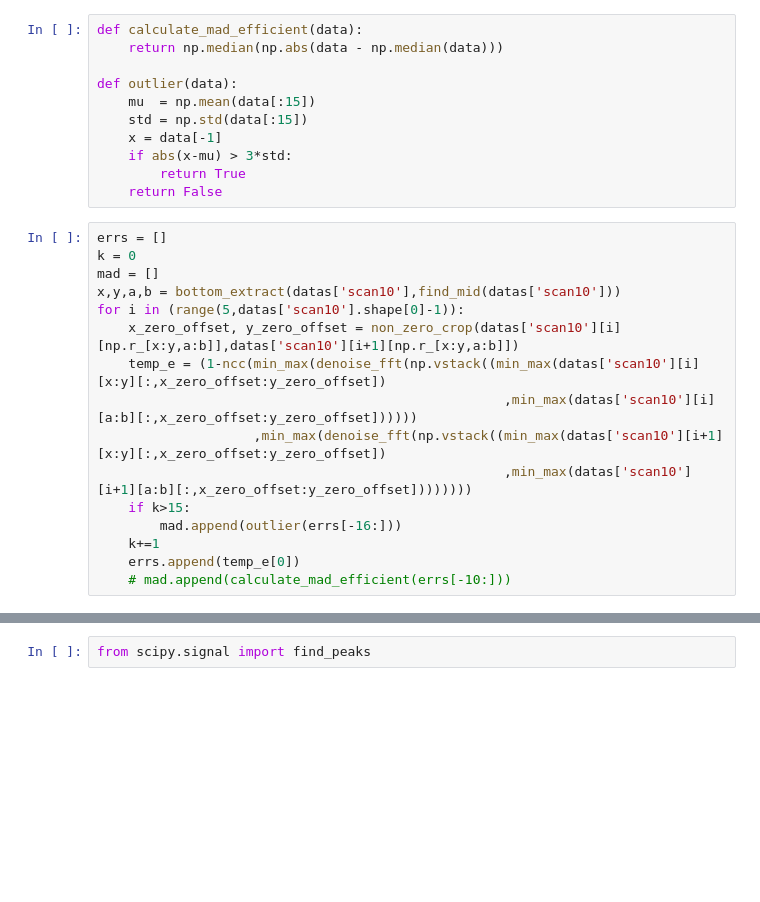
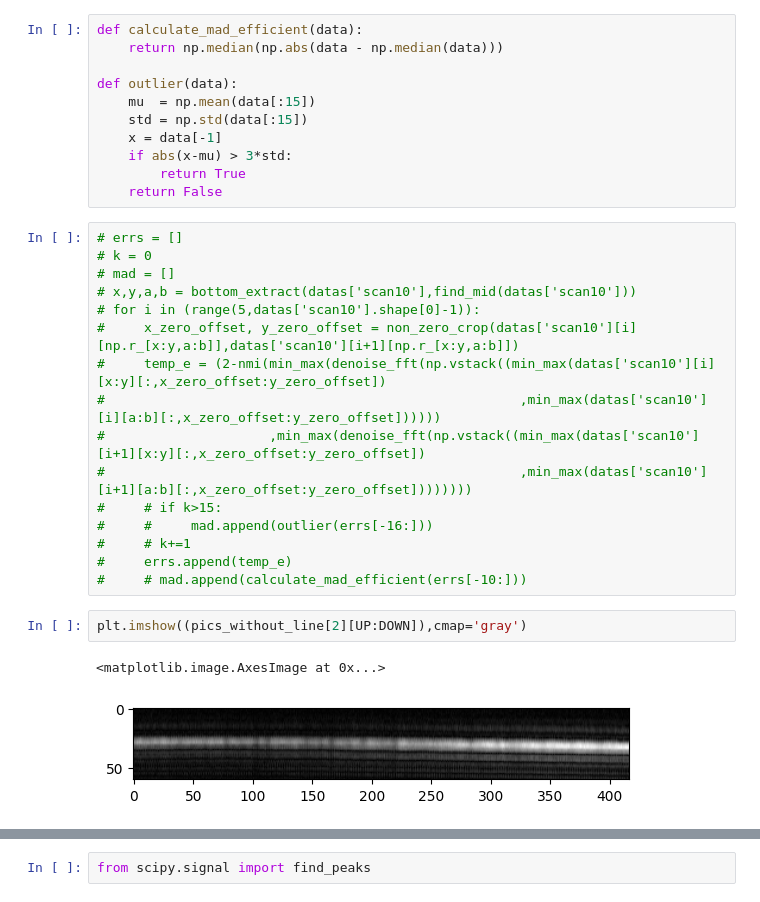
Before and after one commit to AKA2320/OCT_RA, a Jupyter notebook: volume_data/Hadiya_12_10_2024_1.5Dbifocal_timelapse/visualizations.ipynb, the cells around one changed output, grey strips where cells are left out. Drawn from its saved outputs; the diff is of its cells as text; blank space fills up the shorter version.

```diff
--- a/volume_data/Hadiya_12_10_2024_1.5Dbifocal_timelapse/visualizations.ipynb
+++ b/volume_data/Hadiya_12_10_2024_1.5Dbifocal_timelapse/visualizations.ipynb
@@ -200,18 +266,23 @@ def outlier(data):
         return True
     return False
 # %%
-errs = []
-k = 0
-mad = []
-x,y,a,b = bottom_extract(datas['scan10'],find_mid(datas['scan10']))
-for i in (range(5,datas['scan10'].shape[0]-1)):
-    x_zero_offset, y_zero_offset = non_zero_crop(datas['scan10'][i][np.r_[x:y,a:b]],datas['scan10'][i+1][np.r_[x:y,a:b]])
-    temp_e = (1-ncc(min_max(denoise_fft(np.vstack((min_max(datas['scan10'][i][x:y][:,x_zero_offset:y_zero_offset])
-                                                    ,min_max(datas['scan10'][i][a:b][:,x_zero_offset:y_zero_offset])))))
-                    ,min_max(denoise_fft(np.vstack((min_max(datas['scan10'][i+1][x:y][:,x_zero_offset:y_zero_offset])
-                                                    ,min_max(datas['scan10'][i+1][a:b][:,x_zero_offset:y_zero_offset])))))))
-    if k>15:
-        mad.append(outlier(errs[-16:]))
-    k+=1
-    errs.append(temp_e[0])
-    # mad.append(calculate_mad_efficient(errs[-10:]))
+# errs = []
+# k = 0
+# mad = []
+# x,y,a,b = bottom_extract(datas['scan10'],find_mid(datas['scan10']))
+# for i in (range(5,datas['scan10'].shape[0]-1)):
+#     x_zero_offset, y_zero_offset = non_zero_crop(datas['scan10'][i][np.r_[x:y,a:b]],datas['scan10'][i+1][np.r_[x:y,a:b]])
+#     temp_e = (2-nmi(min_max(denoise_fft(np.vstack((min_max(datas['scan10'][i][x:y][:,x_zero_offset:y_zero_offset])
+#                                                     ,min_max(datas['scan10'][i][a:b][:,x_zero_offset:y_zero_offset])))))
+#                     ,min_max(denoise_fft(np.vstack((min_max(datas['scan10'][i+1][x:y][:,x_zero_offset:y_zero_offset])
+#                                                     ,min_max(datas['scan10'][i+1][a:b][:,x_zero_offset:y_zero_offset])))))))
+#     # if k>15:
+#     #     mad.append(outlier(errs[-16:]))
+#     # k+=1
+#     errs.append(temp_e)
+#     # mad.append(calculate_mad_efficient(errs[-10:]))
+# %%
+plt.imshow((pics_without_line[2][UP:DOWN]),cmap='gray')
+# %% [output]
+<matplotlib.image.AxesImage at 0x...>
+[figure, added]
```
Also changed, not shown: parts of 16 cells of this notebook.
